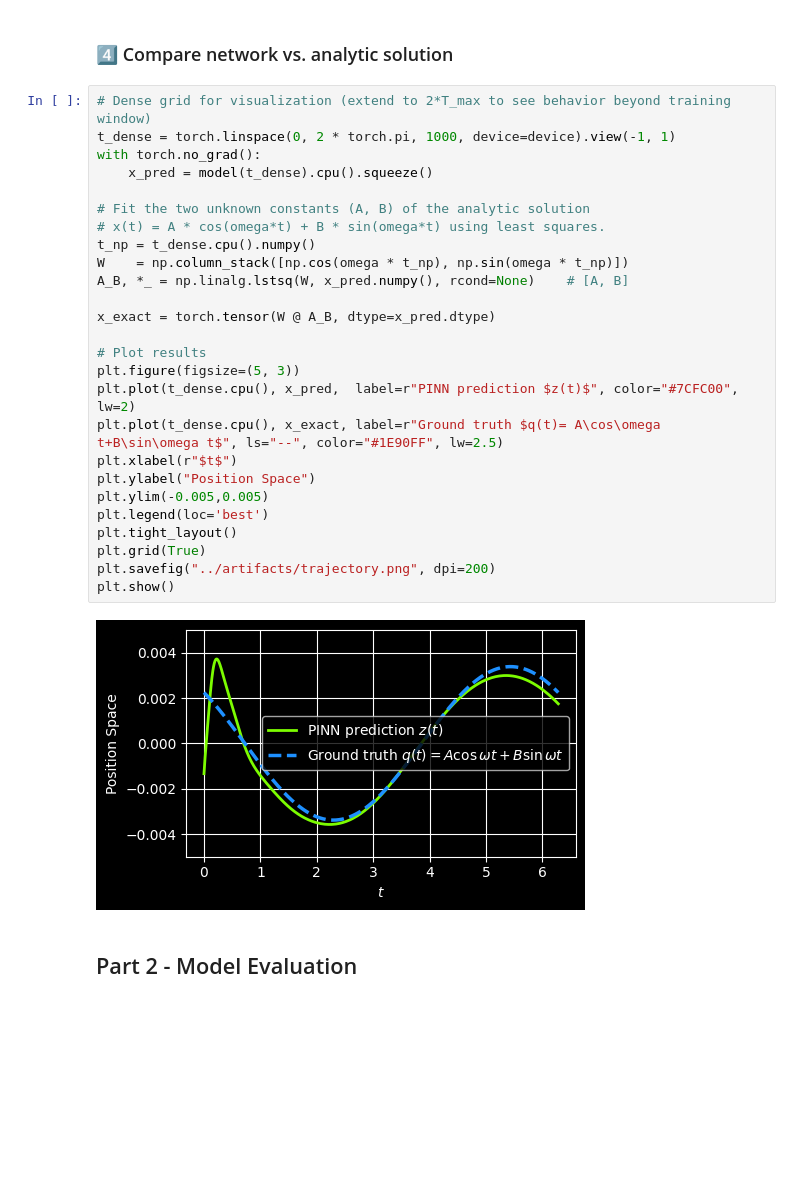
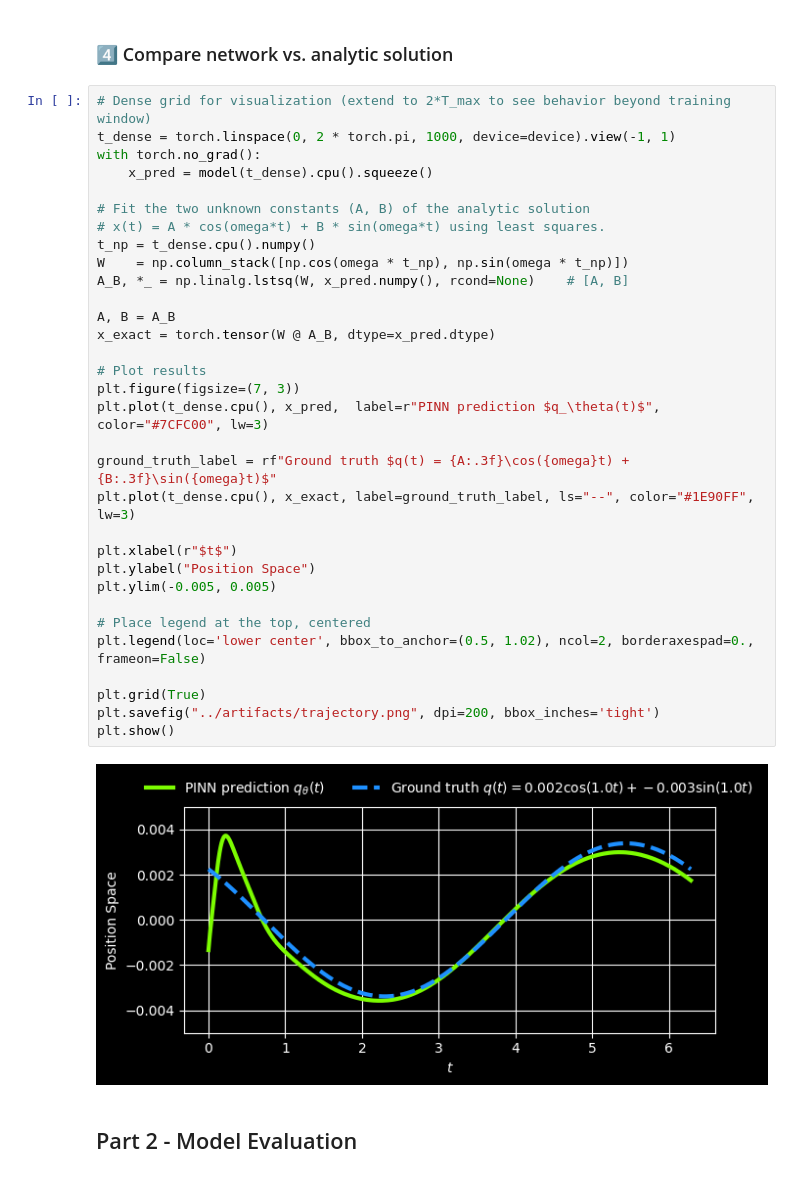
Before and after one commit to Scriber-Labs/lf-pinn-harmonic-oscillator, a Jupyter notebook: notebooks/demo.ipynb, the cells around one changed output. Cells and saved outputs as stored; diff of their text form; blank space fills up the shorter version.

Commit message:
Continued structural analysis of figures.

```diff
--- a/notebooks/demo.ipynb
+++ b/notebooks/demo.ipynb
@@ -117,31 +117,37 @@ plt.show()
 # %%
 # Dense grid for visualization (extend to 2*T_max to see behavior beyond training window)
 t_dense = torch.linspace(0, 2 * torch.pi, 1000, device=device).view(-1, 1)
 with torch.no_grad():
     x_pred = model(t_dense).cpu().squeeze()
 
 # Fit the two unknown constants (A, B) of the analytic solution
 # x(t) = A * cos(omega*t) + B * sin(omega*t) using least squares.
 t_np = t_dense.cpu().numpy()
 W    = np.column_stack([np.cos(omega * t_np), np.sin(omega * t_np)])
 A_B, *_ = np.linalg.lstsq(W, x_pred.numpy(), rcond=None)    # [A, B]
 
+A, B = A_B
 x_exact = torch.tensor(W @ A_B, dtype=x_pred.dtype)
 
 # Plot results
-plt.figure(figsize=(5, 3))
-plt.plot(t_dense.cpu(), x_pred,  label=r"PINN prediction $z(t)$", color="#7CFC00", lw=2)
-plt.plot(t_dense.cpu(), x_exact, label=r"Ground truth $q(t)= A\cos\omega t+B\sin\omega t$", ls="--", color="#1E90FF", lw=2.5)
+plt.figure(figsize=(7, 3))
+plt.plot(t_dense.cpu(), x_pred,  label=r"PINN prediction $q_\theta(t)$", color="#7CFC00", lw=3)
+
+ground_truth_label = rf"Ground truth $q(t) = {A:.3f}\cos({omega}t) + {B:.3f}\sin({omega}t)$"
+plt.plot(t_dense.cpu(), x_exact, label=ground_truth_label, ls="--", color="#1E90FF", lw=3)
+
 plt.xlabel(r"$t$")
 plt.ylabel("Position Space")
-plt.ylim(-0.005,0.005)
-plt.legend(loc='best')
-plt.tight_layout()
+plt.ylim(-0.005, 0.005)
+
+# Place legend at the top, centered
+plt.legend(loc='lower center', bbox_to_anchor=(0.5, 1.02), ncol=2, borderaxespad=0., frameon=False)
+
 plt.grid(True)
-plt.savefig("../artifacts/trajectory.png", dpi=200)
+plt.savefig("../artifacts/trajectory.png", dpi=200, bbox_inches='tight')
 plt.show()
 # %% [output]
-[figure, old version]
+[figure, new version]
 # %% [markdown]
 ## Part 2 - Model Evaluation
 # %% [markdown]
```
Also changed, not shown: parts of 2 cells of this notebook, 4 other files.
